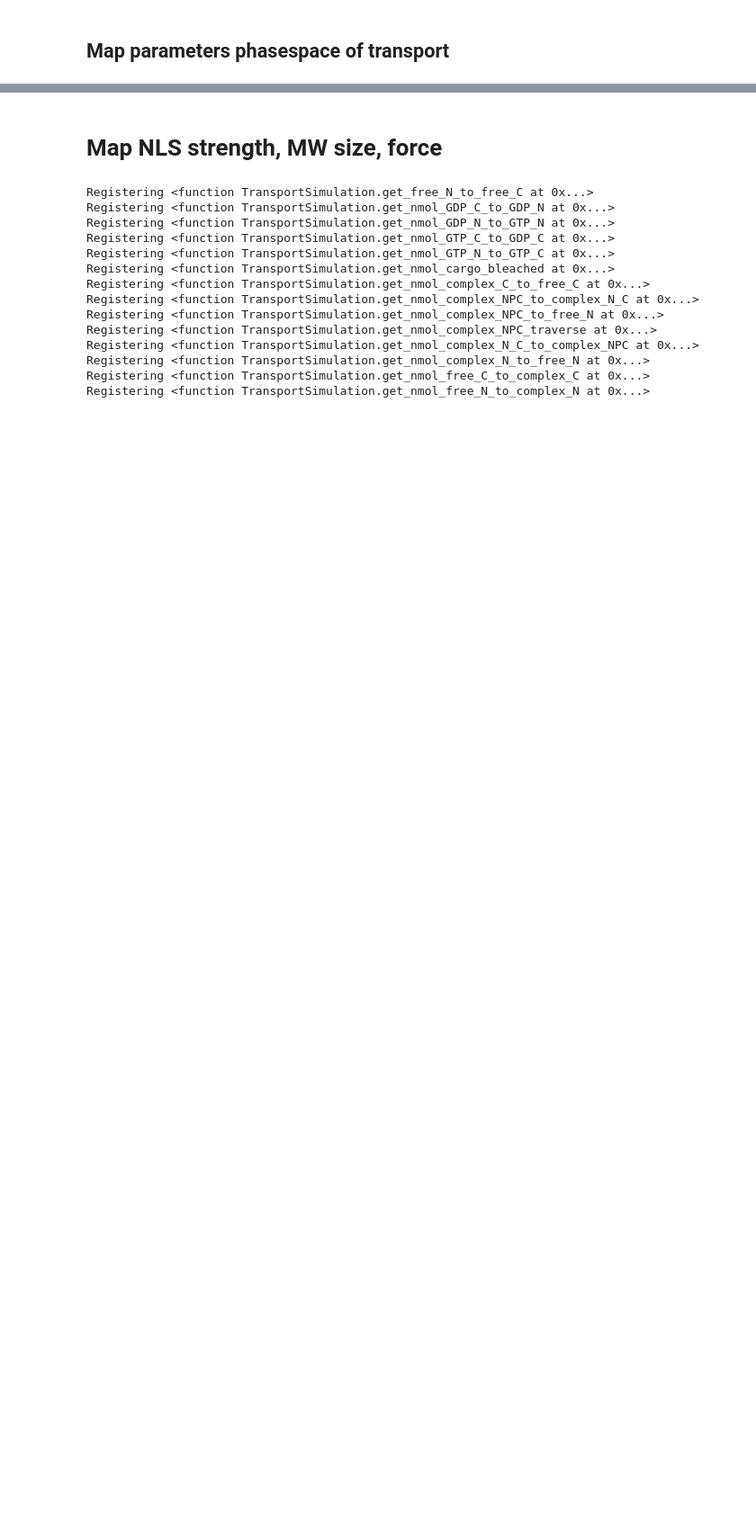
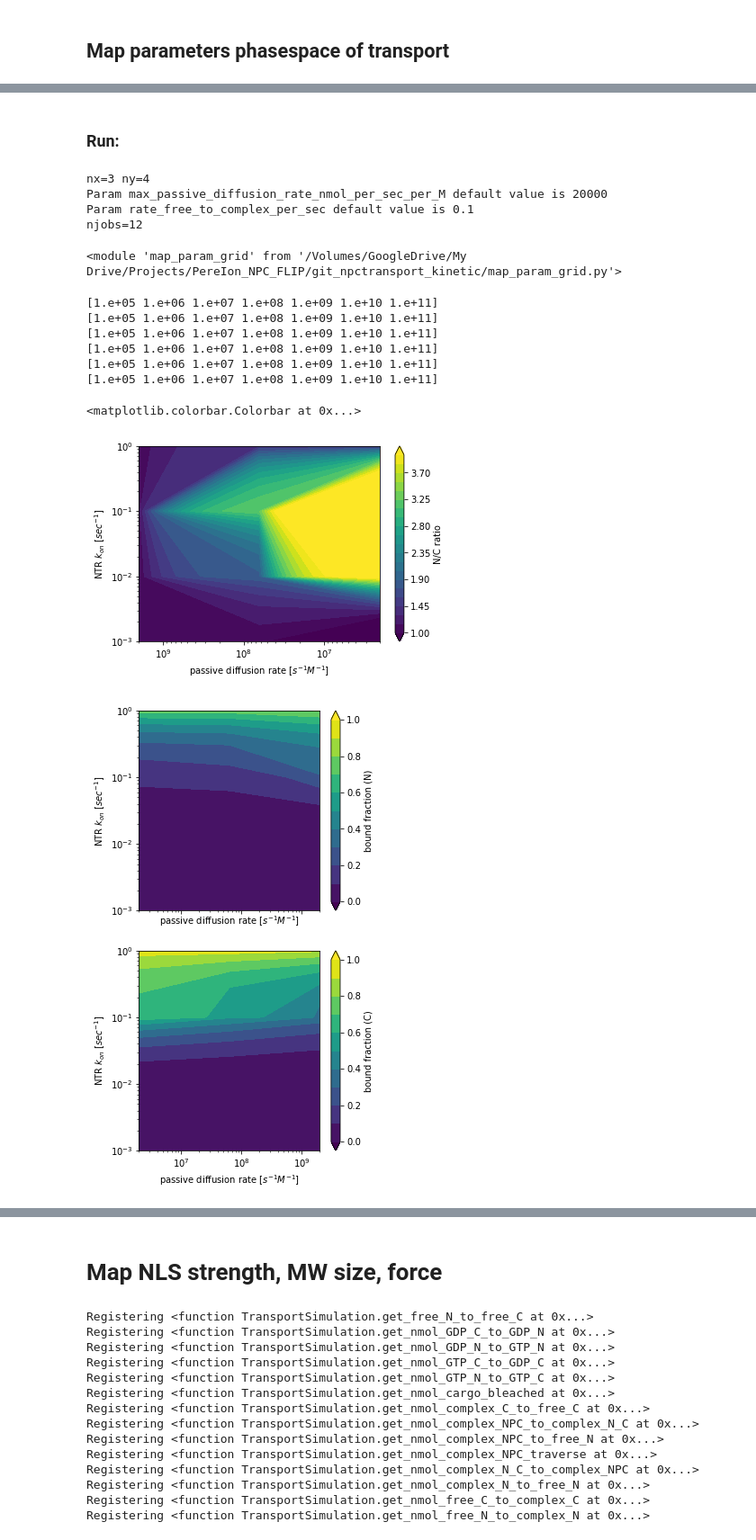
Before and after one commit to ravehlab/npctransport_kinetic, a Jupyter notebook: NPC_FLIP_simulations.ipynb, the cells around one changed output, grey strips where cells are left out. Shown at 90% size. Drawn from its saved outputs; the diff is of its cells as text; code cells hidden in the pictures; blank space fills up the shorter version.

Commit message:
move grid mapping functionalities to a separate python script

```diff
--- a/NPC_FLIP_simulations.ipynb
+++ b/NPC_FLIP_simulations.ipynb
@@ -292,18 +196,0 @@ def map_param_grid_parallel(nx,
-# %%
-ts = get_new_transport_simulation()
-# %%
-def get_N_to_C_ratios(stats_grids, v_N_L, v_C_L):
-    ''' return N/C ratios from stats_grids computed in the previous cell'''
-    nNs= stats_grids["complexL_N"]+stats_grids["freeL_N"]+stats_grids["complexU_N"]+stats_grids["freeU_N"]
-    nCs= stats_grids["complexL_C"]+stats_grids["freeL_C"]+stats_grids["complexU_C"]+stats_grids["freeU_C"]
-    ratios= (nNs/v_N_L) / (nCs/v_C_L)
-    return ratios
-
-param_range, stats_grids= map_param_grid_parallel(nx= 6,
-                                        ny= 13,
-#                                       is_reset=True,
-                                        equilibration_time_sec= 100.0,
-                                        n_processors=6)
-ratios= get_N_to_C_ratios(stats_grids,
-                          v_N_L= ts.get_v_N_L(),
-                          v_C_L= ts.get_v_C_L())
@@ -429,0 +227,42 @@ for tag in ['import', 'export']:
+# %% [markdown]
+### Run:
+# %%
+n_processors= multiprocessing.cpu_count()
+param_range= get_param_range_D_kon(nx= 3, ny= 4)
+stats_grids= map_param_grid.map_param_grid_parallel( param_range,
+                                      equilibration_time_sec= 100.0,
+                                      n_processors= n_processors-2)
+# %% [output]
+nx=3 ny=4
+Param max_passive_diffusion_rate_nmol_per_sec_per_M default value is 20000
+Param rate_free_to_complex_per_sec default value is 0.1
+njobs=12
+# %%
+importlib.reload(map_param_grid)
+# %% [output]
+<module 'map_param_grid' from '/Volumes/GoogleDrive/My Drive/Projects/PereIon_NPC_FLIP/git_npctransport_kinetic/map_param_grid.py'>
+# %%
+plt.figure()
+# N/C
+map_param_grid.plot_NC_ratios(param_range, stats_grids, ts)
+# Bound fraction
+fig, axes= plt.subplots(2,1, figsize=(4.5,9), sharex=True, sharey=True)
+map_param_grid.plot_bound_fraction(param_range, stats_grids, 'N', ax=axes[0])
+map_param_grid.plot_bound_fraction(param_range, stats_grids, 'C', ax=axes[1])
+# Import/export
+plot_import_export()
+ratios_import_export= get_import_export_ratios(stats_grids)
+plt.figure()
+plot_param_grid(param_range,
+                ratios_import_export,
+                Z_label= 'import:export')
+# %% [output]
+[1.e+05 1.e+06 1.e+07 1.e+08 1.e+09 1.e+10 1.e+11]
+[1.e+05 1.e+06 1.e+07 1.e+08 1.e+09 1.e+10 1.e+11]
+[1.e+05 1.e+06 1.e+07 1.e+08 1.e+09 1.e+10 1.e+11]
+[1.e+05 1.e+06 1.e+07 1.e+08 1.e+09 1.e+10 1.e+11]
+[1.e+05 1.e+06 1.e+07 1.e+08 1.e+09 1.e+10 1.e+11]
+[1.e+05 1.e+06 1.e+07 1.e+08 1.e+09 1.e+10 1.e+11]
+<matplotlib.colorbar.Colorbar at 0x...>
+[figure, added]
+[figure, added]
```
Also changed, not shown: parts of 14 cells of this notebook, 2 other files.
